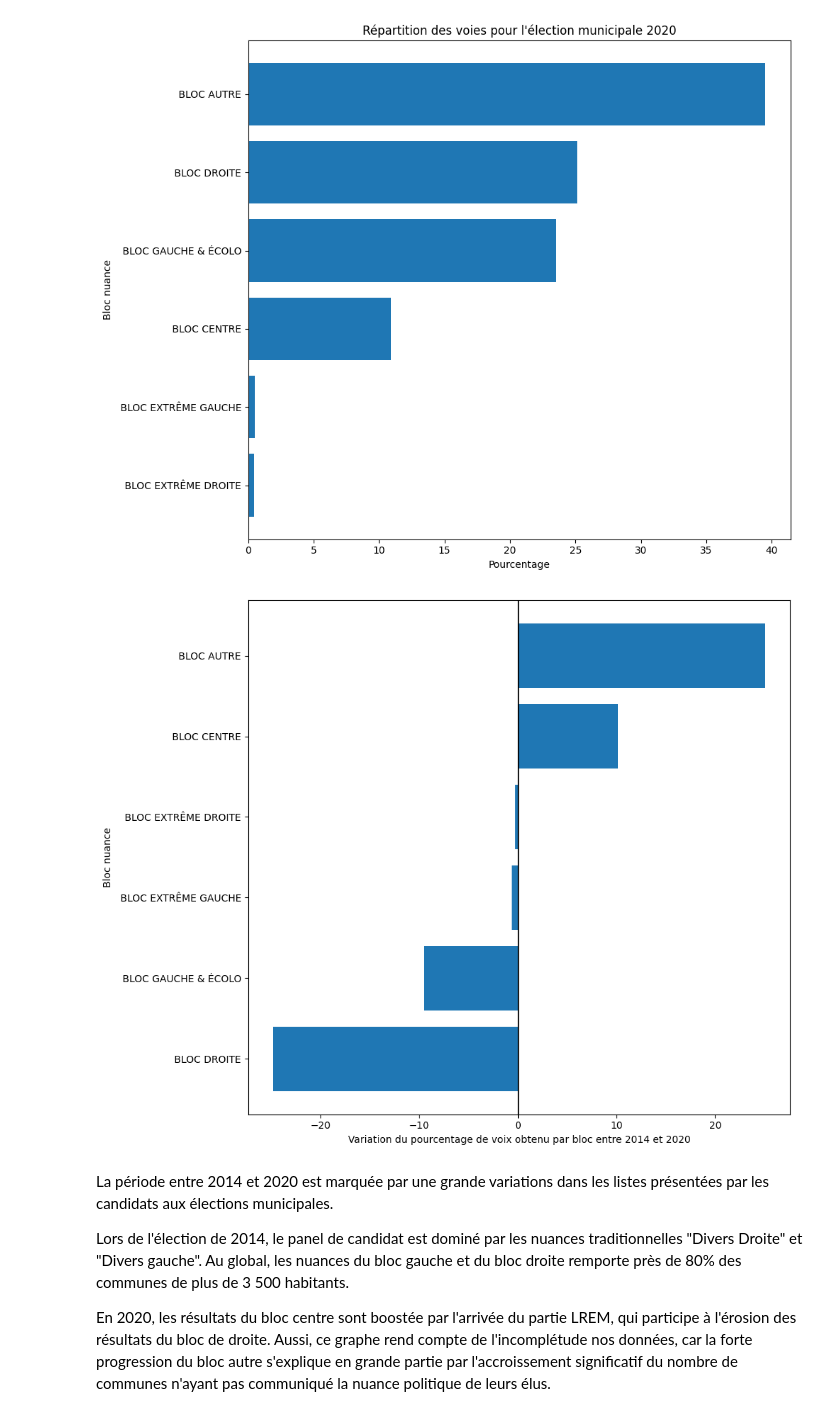
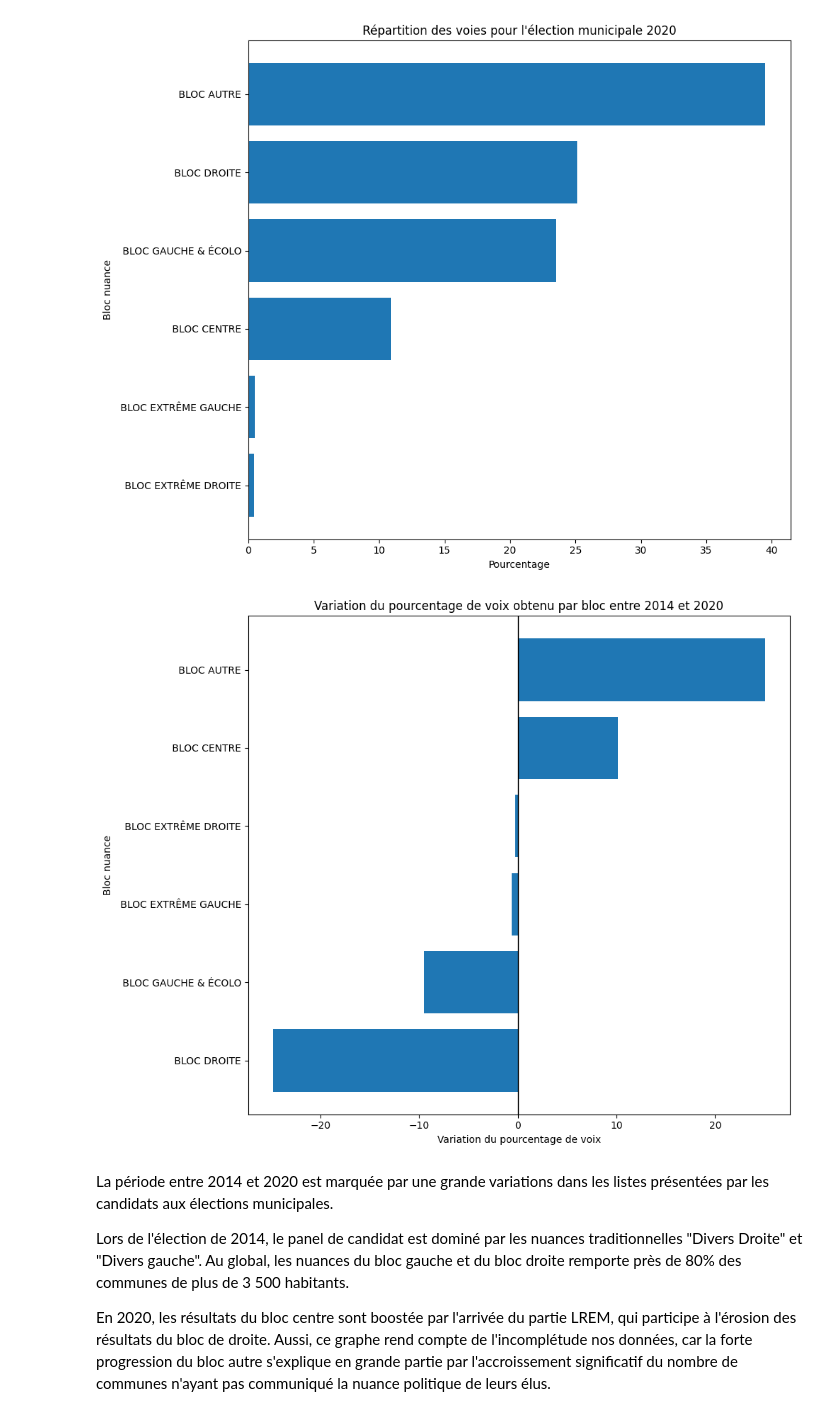
Before and after one commit to romainratajczyk/ENSAE-S1-Python-Project, a Jupyter notebook: Data formatting.ipynb, the cells around one changed output. Saved outputs shown, nothing was run; the diff lists cells and outputs as text; code cells hidden in the pictures.

```diff
--- a/Data formatting.ipynb
+++ b/Data formatting.ipynb
@@ -423,20 +435,22 @@ plt.show()
 # %%
 d_count = pd.concat([counts_2014, counts_2020], axis=1)
 d_count.columns = ["2014", "2020"]
 d_count = d_count.fillna(0)
 d_count['Evol_percent'] = d_count['2020'] - d_count['2014']
 d_count = d_count.sort_values(by=['Evol_percent'])
 
 fig, ax = plt.subplots(figsize=(10, 8))
 ax.barh(d_count.index, d_count['Evol_percent'])
 ax.axvline(0, color="black", linewidth=1)
-ax.set_xlabel("Variation du pourcentage de voix obtenu par bloc entre 2014 et 2020")
+ax.set_xlabel("Variation du pourcentage de voix")
 ax.set_ylabel("Bloc nuance")
+ax.set_title("Variation du pourcentage de voix obtenu par bloc entre 2014 et 2020")
+
 
 plt.tight_layout()
 plt.show()
 # %% [output]
-[figure, old version]
+[figure, new version]
 # %% [markdown]
 La période entre 2014 et 2020 est marquée par une grande variations dans les listes présentées par les candidats aux élections municipales.
 
```
Also changed, not shown: parts of 13 cells of this notebook.
